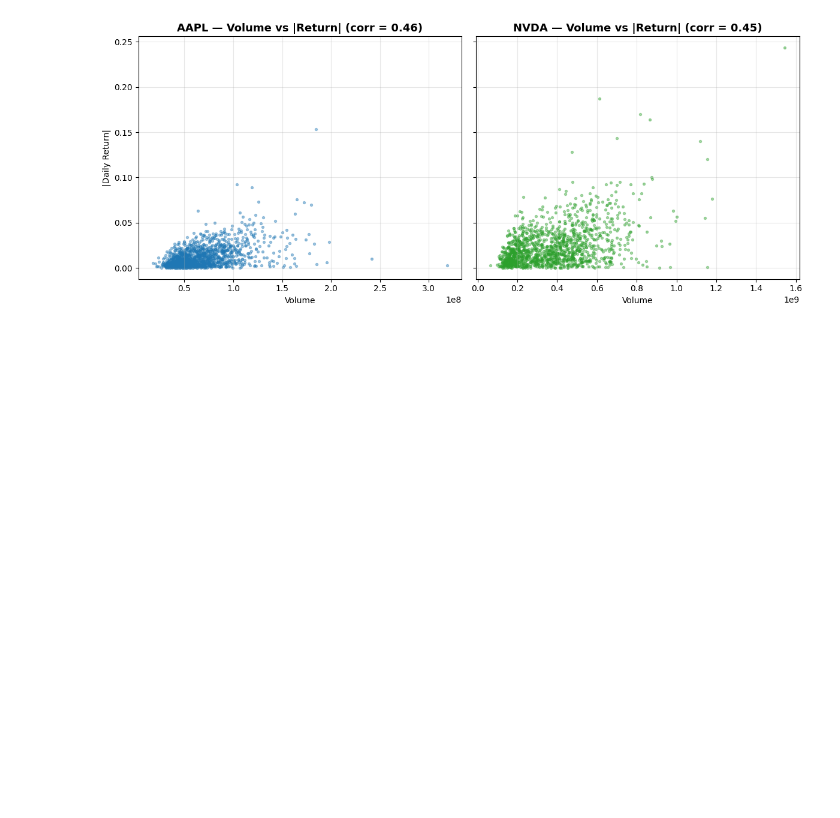
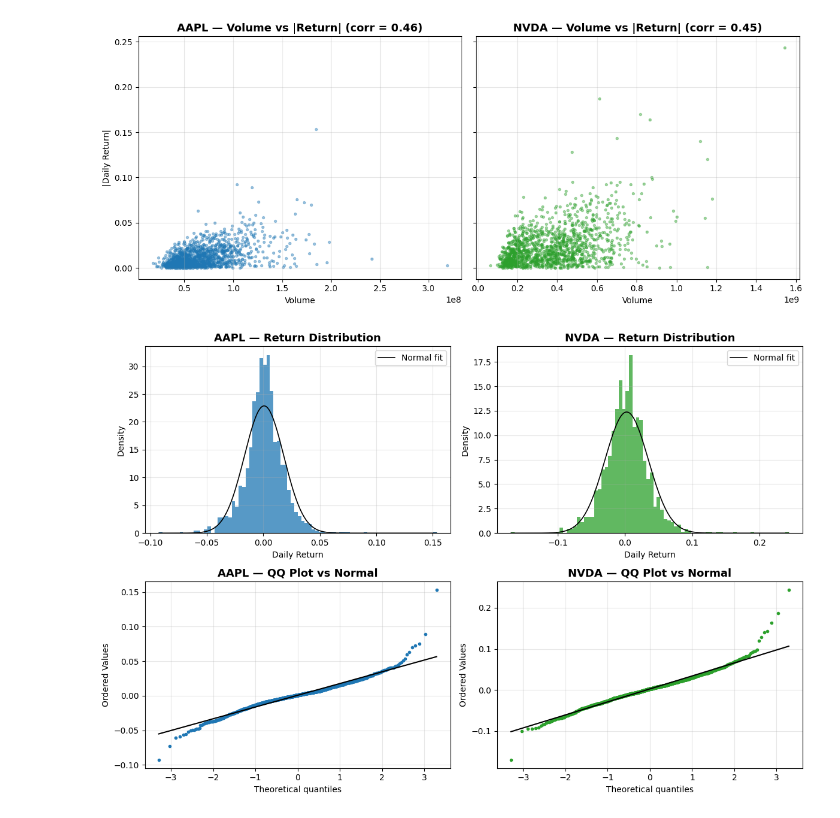
Before and after one commit to Namtran23805/stock-prediction, a Jupyter notebook: notebooks/basic_analysis.ipynb, the cells around one changed output. Drawn from its saved outputs; the diff is of its cells as text; code cells hidden in the pictures; blank space fills up the shorter version.

```diff
--- a/notebooks/basic_analysis.ipynb
+++ b/notebooks/basic_analysis.ipynb
@@ -234,3 +265,33 @@ axes[0].set_ylabel("|Daily Return|")
 fig.tight_layout()
 # %% [output]
 [figure]
+# %%
+fig, axes = plt.subplots(2, 2, figsize=(12, 8))
+
+for col, (ticker, df) in enumerate(stock_data.items()):
+    returns_clean = df["Daily_Return"].dropna()
+    color = COLORS[ticker]
+
+    ax_hist = axes[0, col]
+    ax_hist.hist(returns_clean, bins=80, color=color, alpha=0.75, density=True)
+    mu, sigma = returns_clean.mean(), returns_clean.std()
+    x = np.linspace(returns_clean.min(), returns_clean.max(), 200)
+    ax_hist.plot(x, stats.norm.pdf(x, mu, sigma), color="black", linewidth=1.2, label="Normal fit")
+    ax_hist.set_title(f"{ticker} — Return Distribution", fontsize=13, fontweight="bold")
+    ax_hist.set_xlabel("Daily Return")
+    ax_hist.set_ylabel("Density")
+    ax_hist.legend()
+    ax_hist.grid(True, alpha=0.3)
+
+    ax_qq = axes[1, col]
+    stats.probplot(returns_clean, dist="norm", plot=ax_qq)
+    ax_qq.get_lines()[0].set_markerfacecolor(color)
+    ax_qq.get_lines()[0].set_markeredgecolor(color)
+    ax_qq.get_lines()[0].set_markersize(3)
+    ax_qq.get_lines()[1].set_color("black")
+    ax_qq.set_title(f"{ticker} — QQ Plot vs Normal", fontsize=13, fontweight="bold")
+    ax_qq.grid(True, alpha=0.3)
+
+fig.tight_layout()
+# %% [output]
+[figure, added]
```
Also changed, not shown: parts of 6 cells of this notebook.
